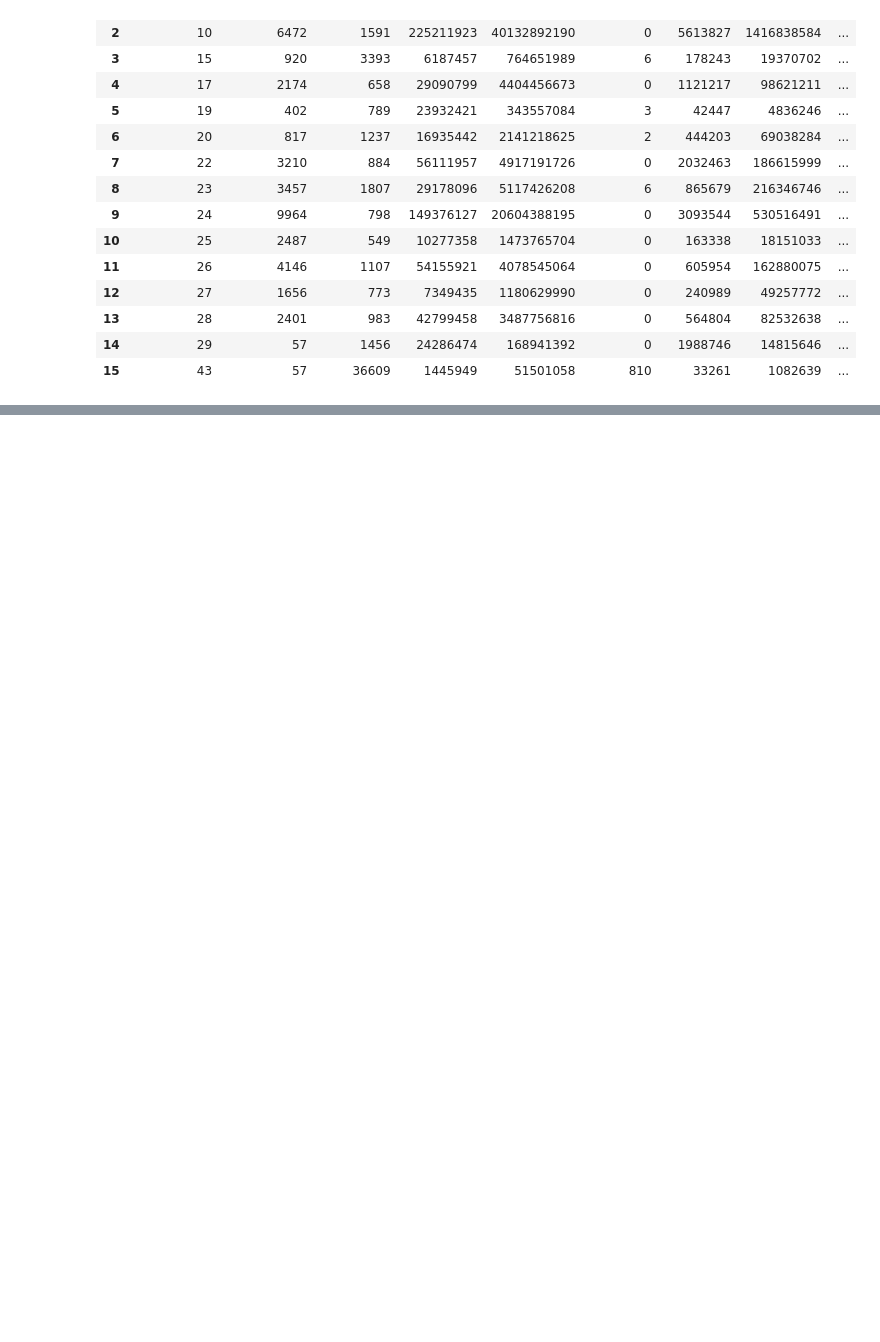
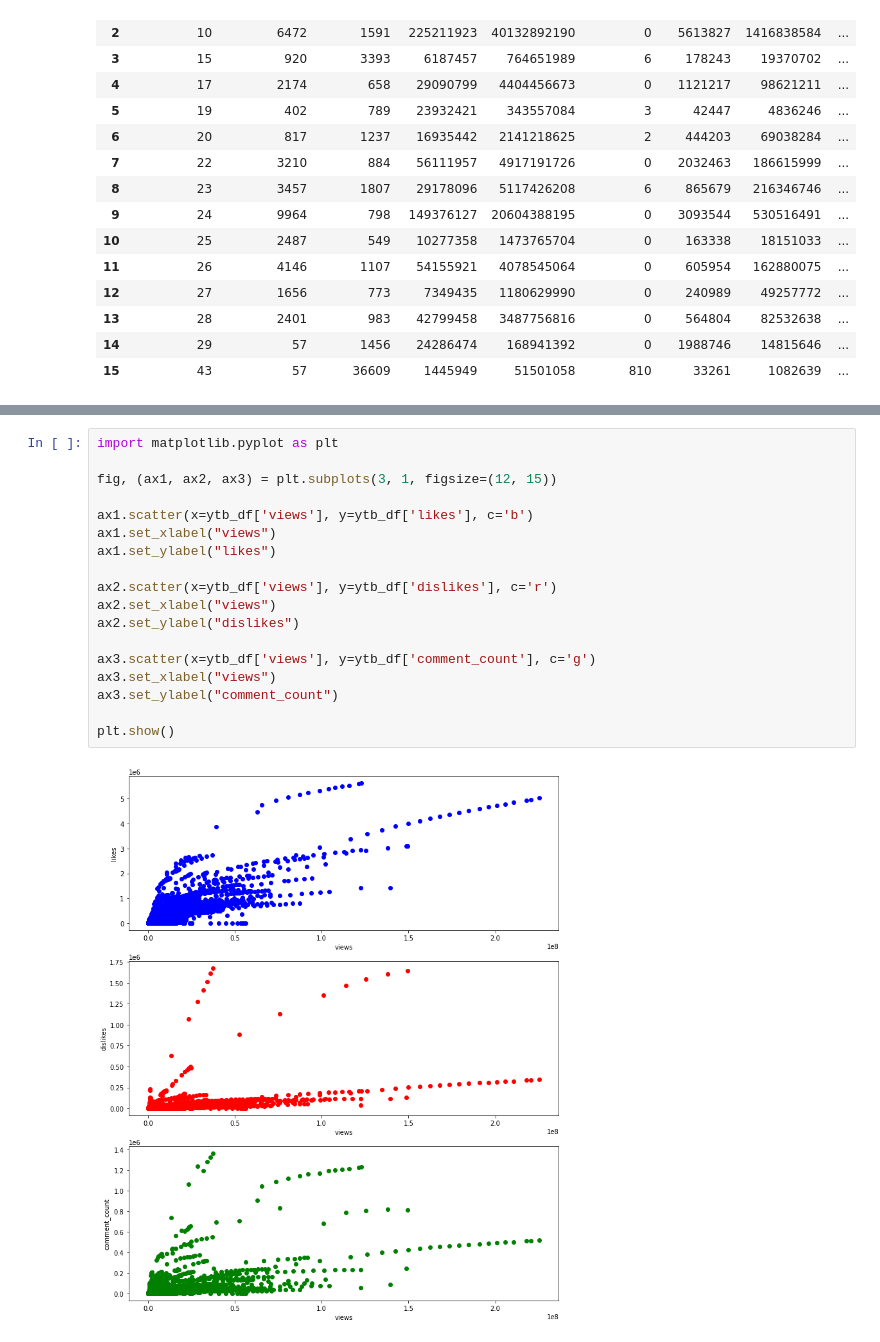
Before and after one commit to soumeyademil/EDA-Trending-Ytb-Videos, a Jupyter notebook: EDA_Trending_Ytb_Videos_Dataset.ipynb, the cells around one changed output, grey strips where cells are left out. Cells and saved outputs as stored; diff of their text form; blank space fills up the shorter version.

```diff
--- a/EDA_Trending_Ytb_Videos_Dataset.ipynb
+++ b/EDA_Trending_Ytb_Videos_Dataset.ipynb
@@ -203,0 +242,20 @@ axes = cat_df.plot.bar(rot=90, subplots=True, layout=(1, 2), x='category_name',
+# %%
+import matplotlib.pyplot as plt
+
+fig, (ax1, ax2, ax3) = plt.subplots(3, 1, figsize=(12, 15))
+
+ax1.scatter(x=ytb_df['views'], y=ytb_df['likes'], c='b')
+ax1.set_xlabel("views")
+ax1.set_ylabel("likes")
+
+ax2.scatter(x=ytb_df['views'], y=ytb_df['dislikes'], c='r')
+ax2.set_xlabel("views")
+ax2.set_ylabel("dislikes")
+
+ax3.scatter(x=ytb_df['views'], y=ytb_df['comment_count'], c='g')
+ax3.set_xlabel("views")
+ax3.set_ylabel("comment_count")
+
+plt.show()
+# %% [output]
+[figure, added]
```
Also changed, not shown: parts of 5 cells of this notebook.
